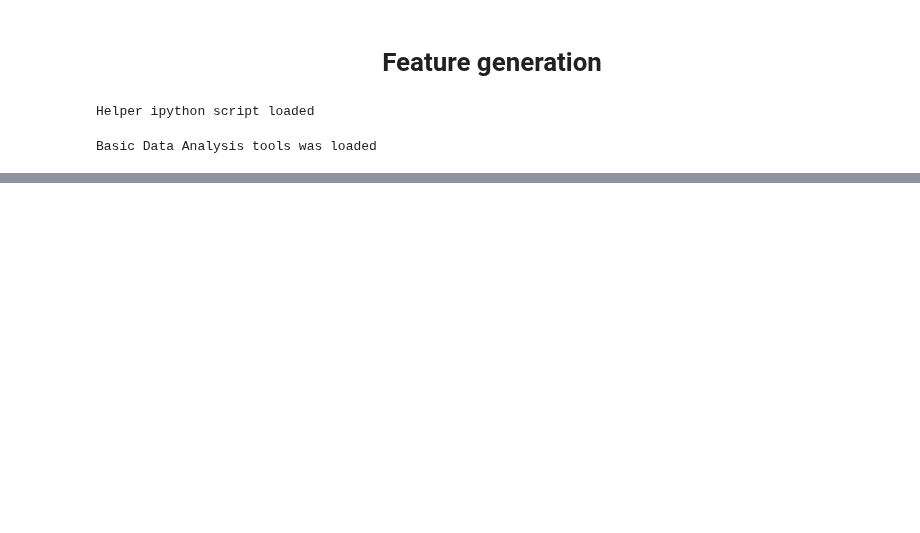
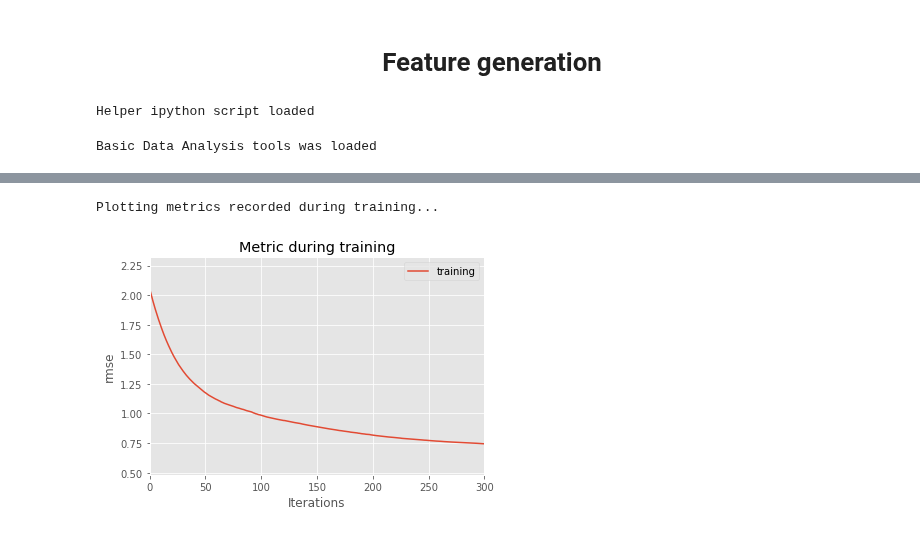
Before and after one commit to Saphirox/energy-consumption-prediction, a Jupyter notebook: energy.feature_eng.python.1.0.ipynb, the cells around one changed output, grey strips where cells are left out. Saved outputs shown, nothing was run; the diff lists cells and outputs as text; code cells hidden in the pictures; blank space fills up the shorter version.

```diff
--- a/energy.feature_eng.python.1.0.ipynb
+++ b/energy.feature_eng.python.1.0.ipynb
@@ -273,0 +536,7 @@ gc.collect()
+# %%
+print('Plotting metrics recorded during training...')
+ax = lgb.plot_metric(evals_result)
+plt.show()
+# %% [output]
+Plotting metrics recorded during training...
+[figure, added]
```
Also changed, not shown: parts of 28 cells of this notebook, 4 other files.
